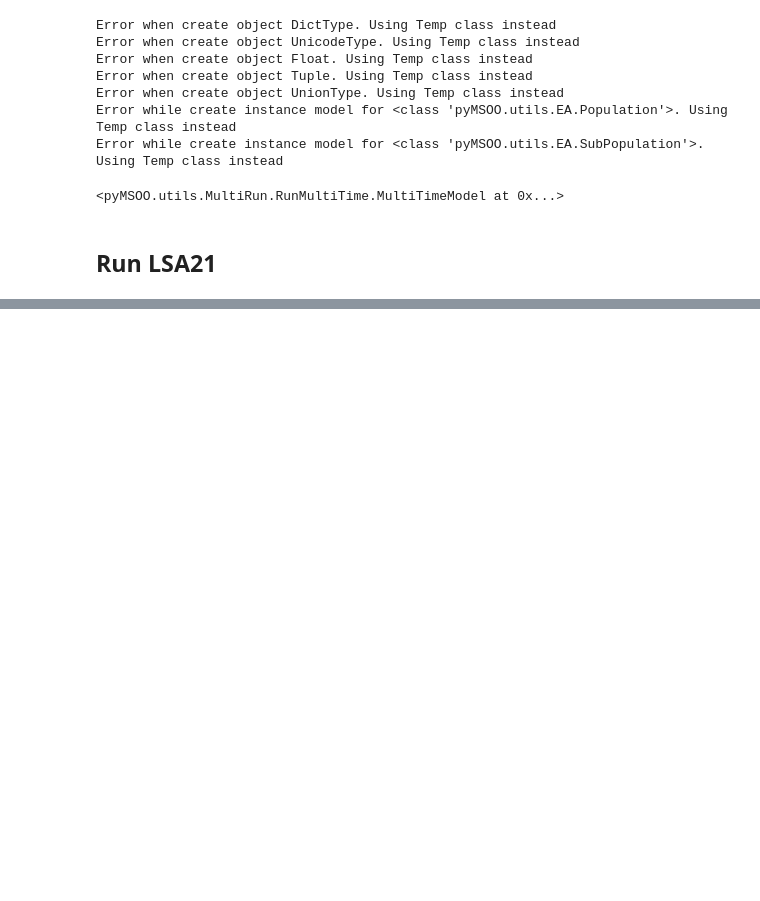
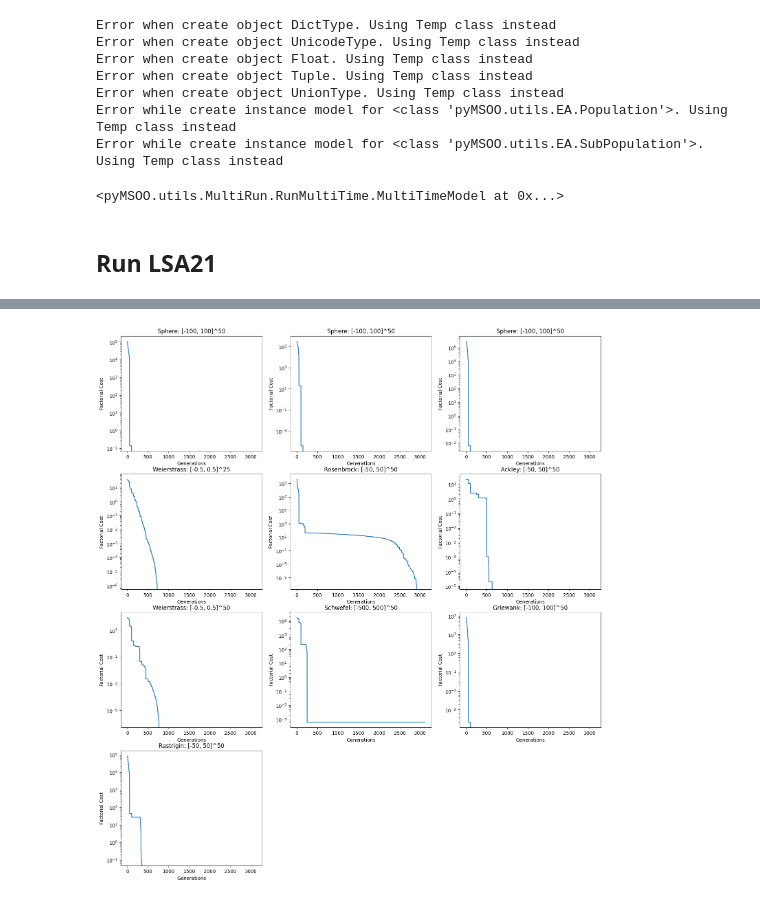
Before and after one commit to vuanhhuyhlqn/pymsoo_amfea, a Jupyter notebook: test.ipynb, the cells around one changed output, grey strips where cells are left out. Saved outputs shown, nothing was run; the diff lists cells and outputs as text; code cells hidden in the pictures; blank space fills up the shorter version.

```diff
--- a/test.ipynb
+++ b/test.ipynb
@@ -370,0 +376,7 @@ TypeError: can only concatenate str (not "NoneType") to str
+# %%
+from pyMSOO.utils.LoadSaveModel.LoadModel import restore_object
+
+with open("./new_model.mso", 'rb') as file:
+    model_dict = pickle.load(file)
+
+model = restore_object(model_dict)
@@ -370,0 +392,4 @@ TypeError: can only concatenate str (not "NoneType") to str
+# %%
+model.render_history(yscale='log')
+# %% [output]
+[figure, added]
```
Also changed, not shown: parts of 2 cells of this notebook, 1 other file.
